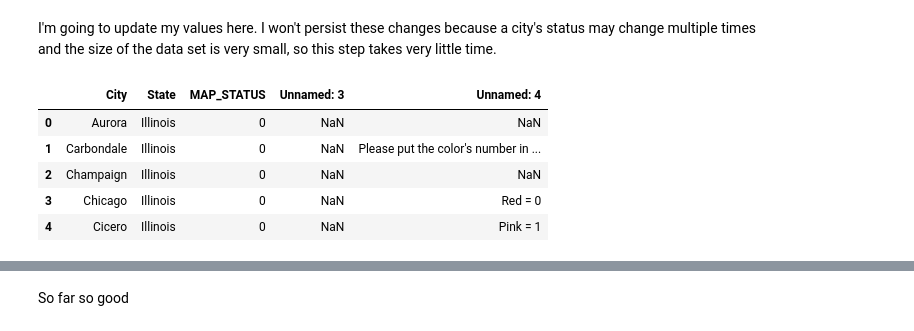
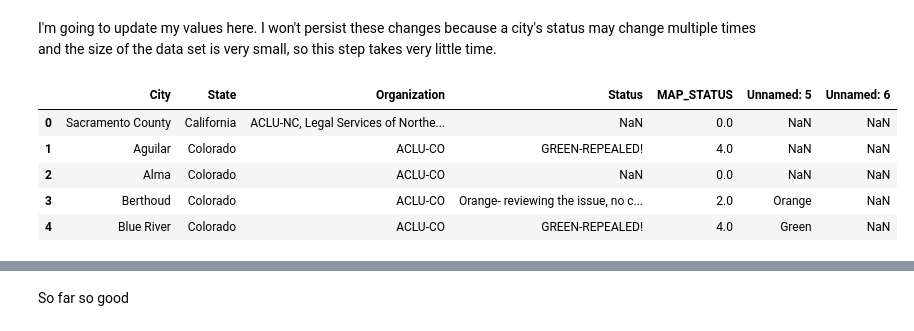
Before and after one commit to mattmecoli/nlchp-mapping-project, a Jupyter notebook: Mapping.ipynb, the cells around one changed output, grey strips where cells are left out. Saved outputs shown, nothing was run; the diff lists cells and outputs as text; code cells hidden in the pictures.

```diff
--- a/Mapping.ipynb
+++ b/Mapping.ipynb
@@ -20,13 +35,13 @@ df.head(3)
 # %% [markdown]
 I'm going to update my values here. I won't persist these changes because a city's status may change multiple times and the size of the data set is very small, so this step takes very little time.
 # %%
-update_date = '9_19_18'
+update_date = '11_05_18'
 updates_df = pd.read_csv('updates/updates_{}.csv'.format(update_date))
 updates_df.head()
 # %% [output]
-|  | City | State | MAP_STATUS | Unnamed: 3 | Unnamed: 4 |
-| 0 | Aurora | Illinois | 0 | NaN | NaN |
-| 1 | Carbondale | Illinois | 0 | NaN | Please put the color's number in ... |
-| 2 | Champaign | Illinois | 0 | NaN | NaN |
-| 3 | Chicago | Illinois | 0 | NaN | Red = 0 |
-| 4 | Cicero | Illinois | 0 | NaN | Pink = 1 |
+|  | City | State | Organization | Status | MAP_STATUS | Unnamed: 5 | Unnamed: 6 |
+| 0 | Sacramento County | California | ACLU-NC, Legal Services of Northe... | NaN | 0.0 | NaN | NaN |
+| 1 | Aguilar | Colorado | ACLU-CO | GREEN-REPEALED! | 4.0 | NaN | NaN |
+| 2 | Alma | Colorado | ACLU-CO | NaN | 0.0 | NaN | NaN |
+| 3 | Berthoud | Colorado | ACLU-CO | Orange- reviewing the issue, no c... | 2.0 | Orange | NaN |
+| 4 | Blue River | Colorado | ACLU-CO | GREEN-REPEALED! | 4.0 | Green | NaN |
```
Also changed, not shown: parts of 8 cells of this notebook, 2 other files.
